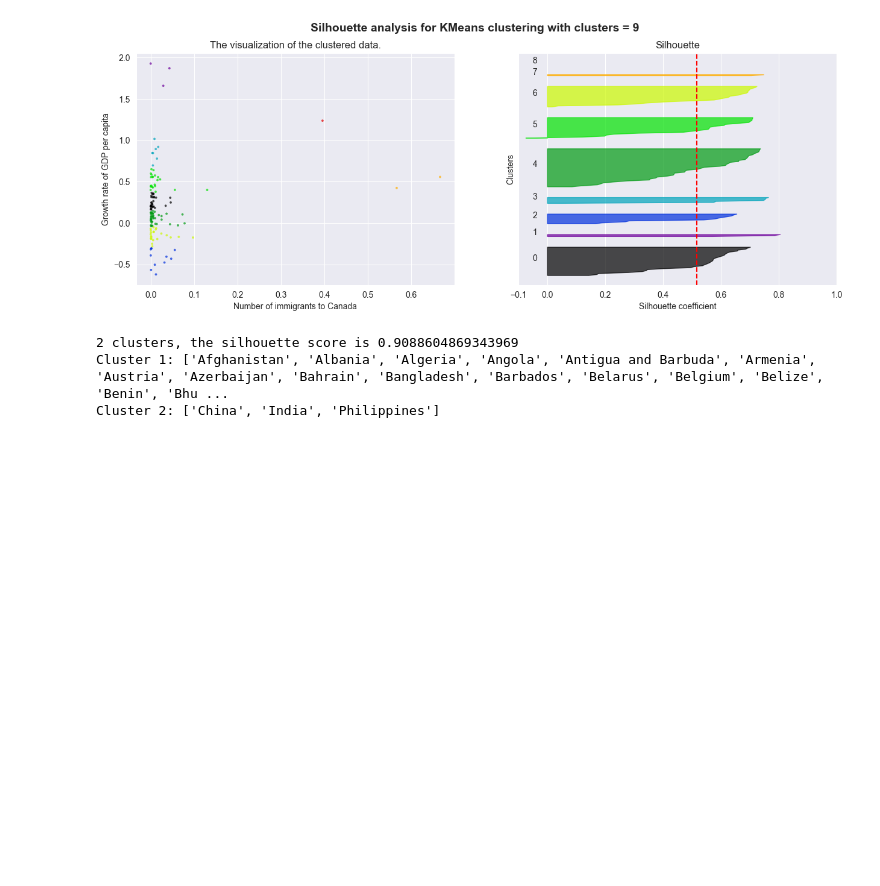
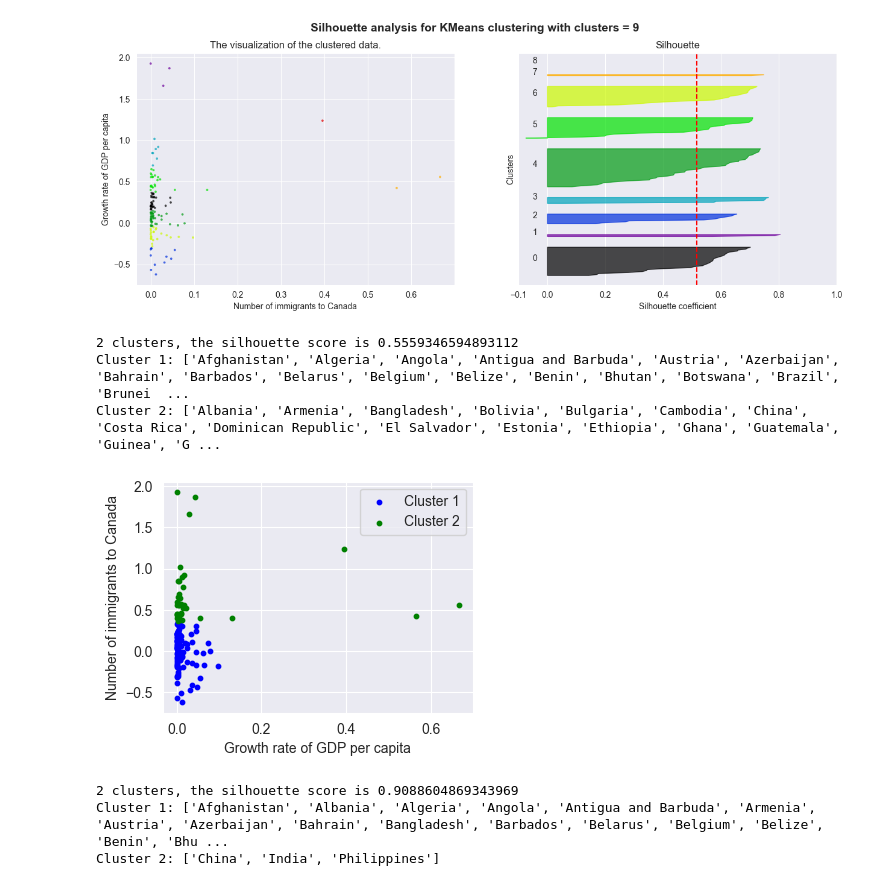
Before and after one commit to Hongwei-Z/CanadianImmigrationStudy, a Jupyter notebook: Main.ipynb, the cells around one changed output. Cells and saved outputs as stored; diff of their text form; code cells hidden in the pictures; blank space fills up the shorter version.

```diff
--- a/Main.ipynb
+++ b/Main.ipynb
@@ -285,6 +285,14 @@ def plot_cluster(table, n, x_label):
     plt.ylabel('Number of immigrants to Canada')
     plt.legend()
     plt.show()
+# %%
+X1 = pd.DataFrame({'Immigration':nor[0][:], 'GDP_Change':c}).to_numpy()
+plot_cluster(X1, choose_cluster(X1), 'Growth rate of GDP per capita')
+# %% [output]
+2 clusters, the silhouette score is 0.5559346594893112
+Cluster 1: ['Afghanistan', 'Algeria', 'Angola', 'Antigua and Barbuda', 'Austria', 'Azerbaijan', 'Bahrain', 'Barbados', 'Belarus', 'Belgium', 'Belize', 'Benin', 'Bhutan', 'Botswana', 'Brazil', 'Brunei  ...
+Cluster 2: ['Albania', 'Armenia', 'Bangladesh', 'Bolivia', 'Bulgaria', 'Cambodia', 'China', 'Costa Rica', 'Dominican Republic', 'El Salvador', 'Estonia', 'Ethiopia', 'Ghana', 'Guatemala', 'Guinea', 'G ...
+[figure, added]
 # %%
 X2 = pd.DataFrame({'Immigration':nor[0][:], 'LE_Change':d}).to_numpy()
 plot_cluster(X2, choose_cluster(X2), 'Change rate of life expectancy')
```
Also changed, not shown: parts of 3 cells of this notebook.
